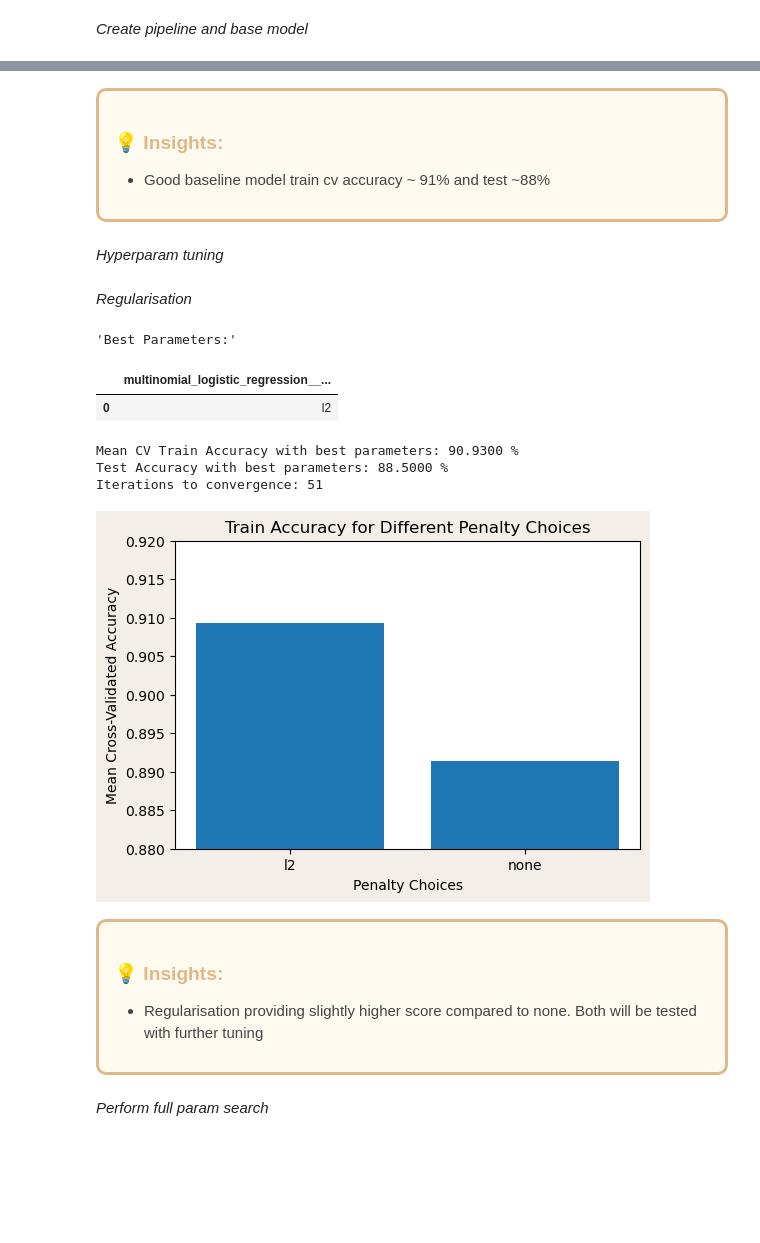
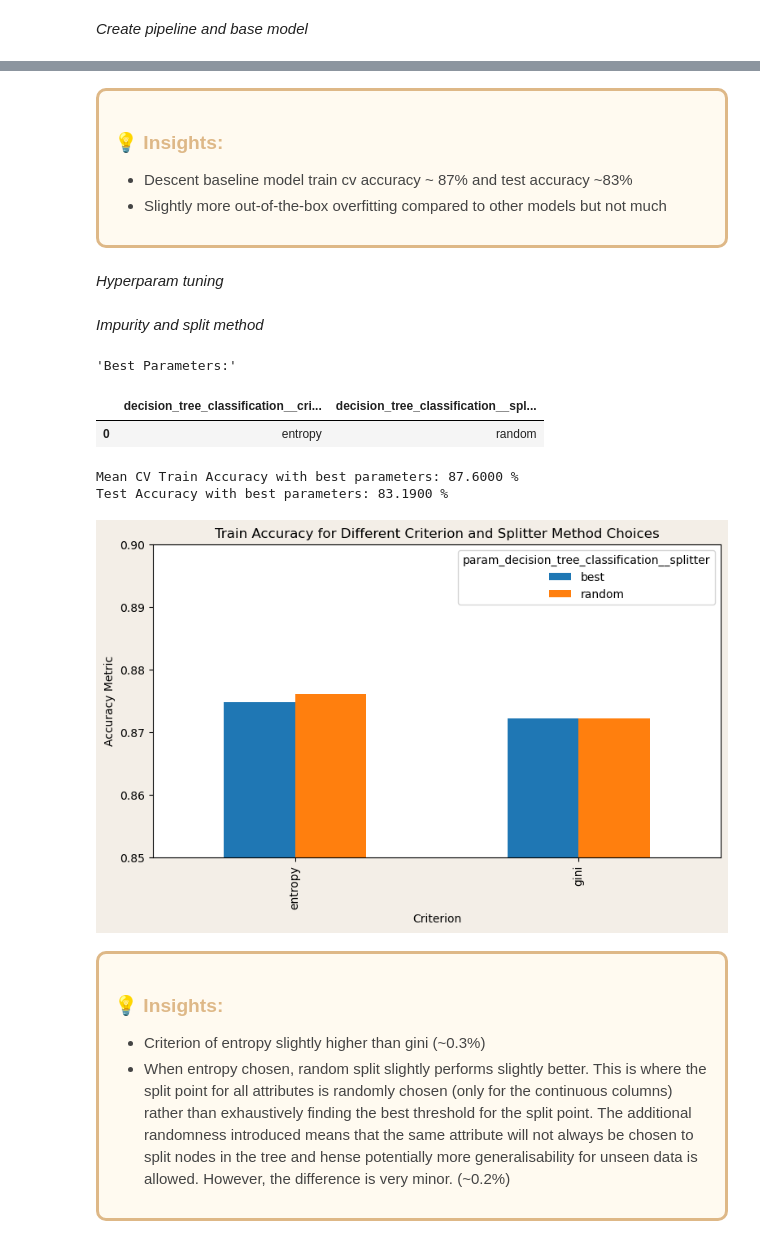
Before and after one commit to carstenegelund/sleep-disorder-classifier, a Jupyter notebook: model_decision_tree_classification.ipynb, the cells around one changed output, grey strips where cells are left out. Cells and saved outputs as stored; diff of their text form; code cells hidden in the pictures; blank space fills up the shorter version.

Commit message:
model development (hypertuning)

```diff
--- a/model_decision_tree_classification.ipynb
+++ b/model_decision_tree_classification.ipynb
@@ -178,7 +221,8 @@ display(f'Test Accuracy:{np.round(pipeline_mlr.score(X_test, y_test), 6)*100} %'
 <h3 align="left"><font color='#DEB887'>💡 Insights:</font></h3>
 
 <ul>
-    <li>Good baseline model train cv accuracy ~ 91% and test ~88%</li>
+    <li>Descent baseline model train cv accuracy ~ 87% and test accuracy ~83%</li>
+    <li>Slightly more out-of-the-box overfitting compared to other models but not much</li>
 </ul>
 </div>
 # %%
@@ -187,19 +231,29 @@ settings.save_pipeline("best_multinomial_logistic_regression_pipeline.pkl", pipe
 # %% [markdown]
 *Hyperparam tuning*
-# %% [markdown]
-*Regularisation*
+# %% [markdown]
+*Impurity and split method*
 # %%
 # set up param grid
-param_grid_mlr = {
-    'multinomial_logistic_regression__penalty': ['l2', "none"] # l1 not typically used for multinomial due to compuataional and interpretibility challenges
+param_grid_dt = {
+    'decision_tree_classification__criterion': ["gini", "entropy"],
+    'decision_tree_classification__splitter': ["best", "random"],
+    # 'decision_tree_classification__max_depth': [None, 3, 5, 7],
+    # 'decision_tree_classification__min_samples_split': [1, 5, 10],
+    # 'decision_tree_classification__min_samples_leaf': [2, 5, 10],
+#    'decision_tree_classification__min_weight_fraction_leaf': [0.0],
+#    'decision_tree_classification__max_features': ["auto", "sqrt", "log2"],
+    # 'decision_tree_classification__max_leaf_nodes': [None, 5, 10],
+    # 'decision_tree_classification__min_impurity_decrease': [0.0, 0.01, 0.05]
+#    'decision_tree_classification__class_weight': [None]
+#    'decision_tree_classification__ccp_alpha': [0.0]
 }
 
 # Create and fit GridSearchCV object on train data
-grid_search_mlr = GridSearchCV(pipeline_mlr, param_grid=param_grid_mlr, scoring='accuracy', cv=cv_mlr, n_jobs=-1)
-grid_search_mlr.fit(X_train, y_train)
+grid_search_dt = GridSearchCV(pipeline_dt, param_grid=param_grid_dt, scoring='accuracy', cv=cv_dt, n_jobs=-1)
+grid_search_dt.fit(X_train, y_train)
 
 # Access best hyperparameters and accuracy score
-best_params, best_train_score = grid_search_mlr.best_params_, grid_search_mlr.best_score_
+best_params, best_train_score = grid_search_dt.best_params_, grid_search_dt.best_score_
 
 # Print the best parameters
 display("Best Parameters:", pd.DataFrame(best_params, index=[0]))
@@ -208,47 +262,42 @@ display("Best Parameters:", pd.DataFrame(best_params, index=[0]))
 print("Mean CV Train Accuracy with best parameters:", settings.score_formatter(best_train_score, 4))
 
 # Evaluate the best model on the test set
-best_pipeline = grid_search_mlr.best_estimator_
+best_pipeline = grid_search_dt.best_estimator_
 test_accuracy = best_pipeline.score(X_test, y_test)
 print("Test Accuracy with best parameters:", settings.score_formatter(test_accuracy, 4))
-
-# Time to convergence
-print("Iterations to convergence:", best_pipeline['multinomial_logistic_regression'].n_iter_[0])
 # %% [output]
 'Best Parameters:'
-|  | multinomial_logistic_regression__... |
-| 0 | l2 |
+|  | decision_tree_classification__cri... | decision_tree_classification__spl... |
+| 0 | entropy | random |
-Mean CV Train Accuracy with best parameters: 90.9300 %
-Test Accuracy with best parameters: 88.5000 %
-Iterations to convergence: 51
+Mean CV Train Accuracy with best parameters: 87.6000 %
+Test Accuracy with best parameters: 83.1900 %
 # %%
 # Access the grid search results
-results = grid_search_mlr.cv_results_
+results = grid_search_dt.cv_results_
 
-# Extract C values and accuracy scores
-penalty_values = results['param_multinomial_logistic_regression__penalty'].data
-mean_test_scores = results['mean_test_score']
+# Extract k values, weights values and accuracy scores
+grouped = pd.DataFrame(results)
+grouped = grouped.groupby(["param_decision_tree_classification__criterion", "param_decision_tree_classification__splitter"])["mean_test_score"].mean().unstack()
 
-# Plot the accuracy scores against penalty choices
+# Plot the grouped bar chart
 fig, ax = plt.subplots(figsize=(6, 4), gridspec_kw={'hspace': 0.8}, facecolor="#F3EEE7")
-ax.bar(penalty_values, mean_test_scores)
+grouped.plot(kind='bar', figsize=(9, 5), ax=ax)
 
 # Add plot details
-ax.set_ylim(0.88, 0.92)
-ax.set_xlabel('Penalty Choices')
-ax.set_ylabel('Mean Cross-Validated Accuracy')
-ax.set_title('Train Accuracy for Different Penalty Choices')
+ax.set_ylim(0.85, 0.9)
+ax.set_xlabel('Criterion')
+ax.set_ylabel('Accuracy Metric')
+ax.set_title('Train Accuracy for Different Criterion and Splitter Method Choices')
 plt.show()
 # %% [output]
-[figure, old version]
+[figure, new version]
 # %% [markdown]
 <div style="border-radius:10px; border:#DEB887 solid; padding: 15px; background-color: #FFFAF0; font-size:100%; text-align:left; max-width: 1050px; margin: 0 auto; color: #444444;">
 
 <h3 align="left"><font color='#DEB887'>💡 Insights:</font></h3>
 
 <ul>
-    <li>Regularisation providing slightly higher score compared to none. Both will be tested with further tuning</li>
+    <li>Criterion of entropy slightly higher than gini (~0.3%)</li>
+    <li>When entropy chosen, random split slightly performs slightly better. This is where the split point for all attributes is randomly chosen (only for the continuous columns) rather than exhaustively finding the best threshold for the split point. The additional randomness introduced means that the same attribute will not always be chosen to split nodes in the tree and hense potentially more generalisability for unseen data is allowed. However, the difference is very minor. (~0.2%)</li>
 </ul>
 </div>
-# %% [markdown]
-*Perform full param search*
```
Also changed, not shown: parts of 52 cells of this notebook.
